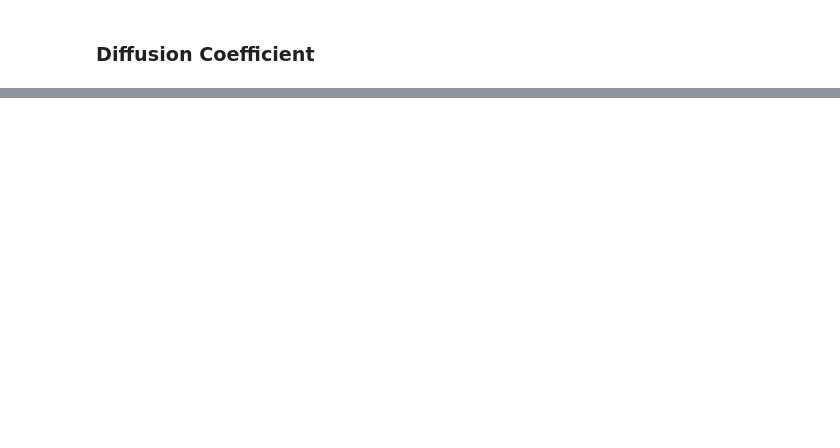
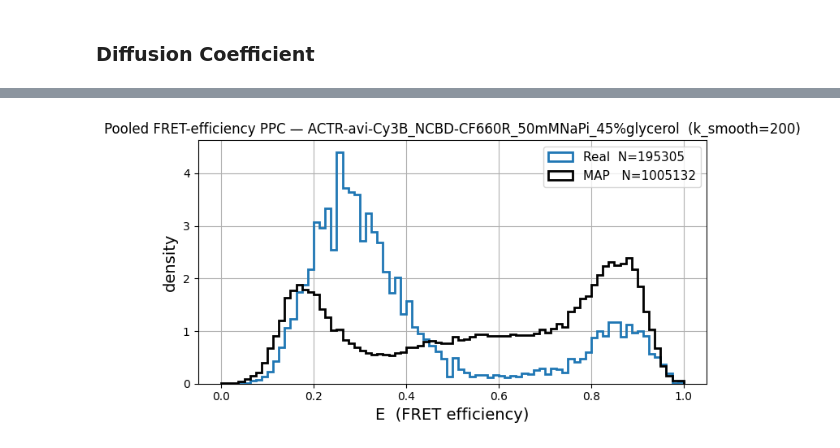
Before and after one commit to covinolab/smFRET_sbi, a Jupyter notebook: analysis/infer_real_data.ipynb, the cells around one changed output, grey strips where cells are left out. Saved outputs shown, nothing was run; the diff lists cells and outputs as text; code cells hidden in the pictures; blank space fills up the shorter version.

```diff
--- a/analysis/infer_real_data.ipynb
+++ b/analysis/infer_real_data.ipynb
@@ -583,12 +410,0 @@ def compute_ppc_statistics(tensors, valid_bins_list, sim_bin_width_ms, rebin_fac
-# %%
-rebin_factor = 50  # 50 × 0.005 ms = 0.25 ms coarse bins
-
-stats_real = compute_ppc_statistics(obs_tensors, obs_valid, sim_bin_width_ms, rebin_factor)
-stats_sim = compute_ppc_statistics(sim_tensors, sim_valid, sim_bin_width_ms, rebin_factor)
-
-print("Real data statistics:")
-for key in ["mean_photon_rate", "mean_fret_E", "donor_acceptor_corr", "E_autocorr_lag1", "count_var_mean_ratio", "max_delta_E"]:
-    vals = stats_real[key]
-    valid = vals[~np.isnan(vals)]
-    print(f"  {key:25s}: median={np.median(valid):.3f}, IQR=[{np.percentile(valid, 25):.3f}, {np.percentile(valid, 75):.3f}] (n={len(valid)})")
-print(f"  {'pooled_E_rebinned':25s}: {len(stats_real['pooled_E_rebinned'])} bins pooled")
@@ -664,0 +418,79 @@ plt.tight_layout()
+# %%
+import os
+from multiprocessing import Pool
+from simulator import binding_simulator_wrapper_from_config
+
+
+_fret_simulator = binding_simulator_wrapper_from_config(data_cfg_path)
+fret_prior = generate_fret_prior_from_config(data_cfg_path, device="cpu")
+
+
+def _init_worker():
+    np.random.seed(os.getpid())
+
+
+def _trace_to_E(n_G, n_R, k_smooth):
+    total = n_G + n_R
+    with np.errstate(invalid="ignore", divide="ignore"):
+        E = np.where(total > 0, n_R / np.maximum(total, 1e-12), np.nan)
+    if k_smooth > 1:
+        valid = np.isfinite(E)
+        filled = np.where(valid, E, 0.0)
+        counts = np.convolve(valid.astype(float), np.ones(k_smooth), mode="same")
+        E = np.convolve(filled, np.ones(k_smooth), mode="same") / np.maximum(counts, 1.0)
+        E[counts == 0] = np.nan
+    return E
+
+
+k_smooth = 200 #max(1, int(data_cfg.simulator.binding.k_persist) // 2)
+num_ppc_sim = 2000
+
+# MAP-predictive simulation: keep MAP for [logD, g_0..g_{n-1}, R0] and draw
+# nuisances (kD, photophysics) from their prior since we have no ground truth.
+map_7 = map_estimate[0].cpu()
+params_list = []
+for _ in range(num_ppc_sim):
+    params_16 = fret_prior.sample((1,)).squeeze().clone()
+    params_16[0] = map_7[0]
+    params_16[1:num_knots + 1] = map_7[1:-1]
+    params_16[num_knots + 1] = map_7[-1]
+    params_list.append(params_16)
+
+with Pool(processes=24, initializer=_init_worker) as pool:
+    raw_sim = pool.map(_fret_simulator, params_list)
+
+sim_counts = []
+for r in raw_sim:
+    if r is None:
+        continue
+    trace, length = r
+    if isinstance(trace, torch.Tensor):
+        trace = trace.cpu().numpy()
+    sim_counts.append((trace[:length, 0], trace[:length, 1]))
+print(f"MAP-predictive: {len(sim_counts)}/{num_ppc_sim} simulations succeeded")
+
+E_real = np.concatenate([
+    _trace_to_E(obs_tensors[i][:obs_valid[i], 0].numpy(),
+                obs_tensors[i][:obs_valid[i], 1].numpy(), k_smooth)
+    for i in range(len(obs_tensors))
+])
+E_sim = np.concatenate([
+    _trace_to_E(donor, acceptor, k_smooth)
+    for donor, acceptor in sim_counts
+])
+E_real = E_real[np.isfinite(E_real)]
+E_sim  = E_sim[np.isfinite(E_sim)]
+
+fig, ax = plt.subplots(figsize=(7, 4))
+bins = np.linspace(0, 1, 81)
+ax.hist(E_real, bins=bins, density=True, histtype="step", color="tab:blue",
+        linewidth=2, label=f"Real  N={E_real.size}")
+ax.hist(E_sim,  bins=bins, density=True, histtype="step", color="black",
+        linewidth=2, label=f"MAP   N={E_sim.size}")
+ax.set_xlabel("E  (FRET efficiency)", fontsize=14)
+ax.set_ylabel("density", fontsize=14)
+ax.set_title(f"Pooled FRET-efficiency PPC — {condition_name}  (k_smooth={k_smooth})")
+ax.legend(fontsize=11)
+ax.grid()
+plt.tight_layout()
+# %% [output]
@@ -664,0 +498 @@ plt.tight_layout()
+[figure, added]
```
Also changed, not shown: parts of 14 cells of this notebook, 10 other files.
